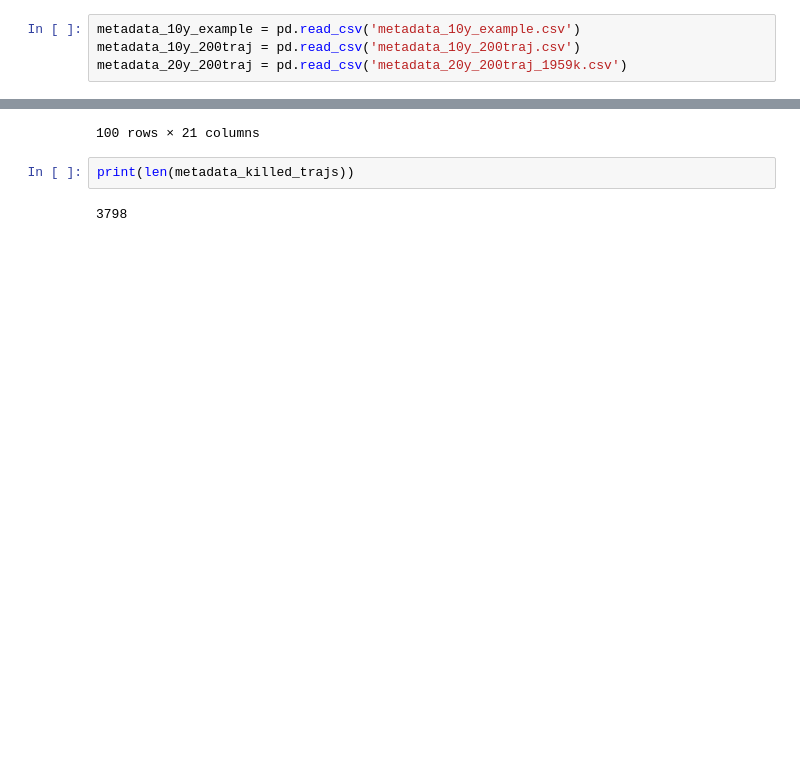
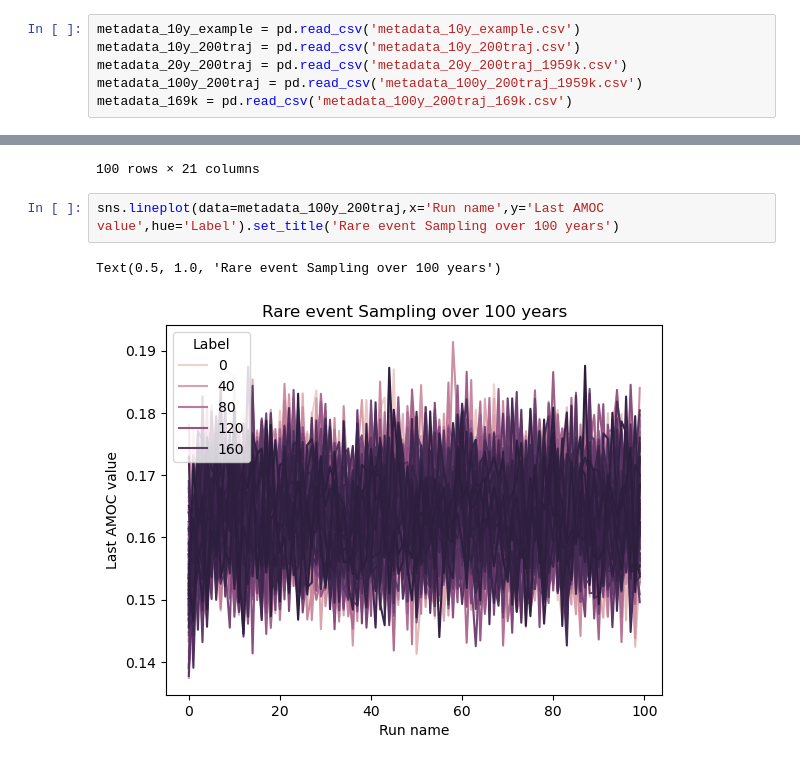
Before and after one commit to amethystaurora-robo/Rare_event_algorithms, a Jupyter notebook: Just_plots.ipynb, the cells around one changed output, grey strips where cells are left out. Drawn from its saved outputs; the diff is of its cells as text; blank space fills up the shorter version.

```diff
--- a/Just_plots.ipynb
+++ b/Just_plots.ipynb
@@ -7,6 +7,8 @@ import matplotlib.pyplot as plt
 metadata_10y_example = pd.read_csv('metadata_10y_example.csv')
 metadata_10y_200traj = pd.read_csv('metadata_10y_200traj.csv')
 metadata_20y_200traj = pd.read_csv('metadata_20y_200traj_1959k.csv')
+metadata_100y_200traj = pd.read_csv('metadata_100y_200traj_1959k.csv')
+metadata_169k = pd.read_csv('metadata_100y_200traj_169k.csv')
 # %%
 sns.lineplot(data = metadata_10y_example,x='Run name',y='Last AMOC value',
              hue='Label').set_title('AMOC rare event sampling with 4 initial conditions')
@@ -66,6 +68,7 @@ metadata_killed_trajs.head(100)
 | 107 | 1.1982409426455258,1.278320253607... | 0.147255 | 0.579172 | 0.431917 | 1.026597 | ... |
 100 rows × 21 columns
 # %%
-print(len(metadata_killed_trajs))
+sns.lineplot(data=metadata_100y_200traj,x='Run name',y='Last AMOC value',hue='Label').set_title('Rare event Sampling over 100 years')
 # %% [output]
-3798
+Text(0.5, 1.0, 'Rare event Sampling over 100 years')
+[figure, added]
```
Also changed, not shown: parts of 4 cells of this notebook, 2 other files.
